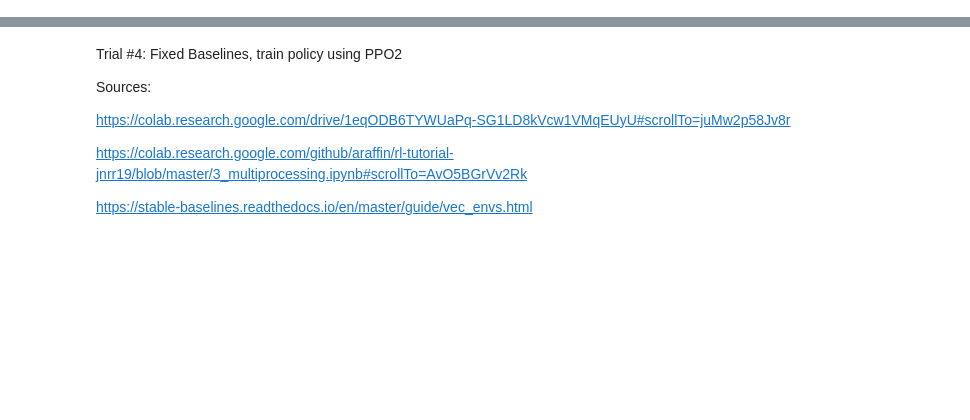
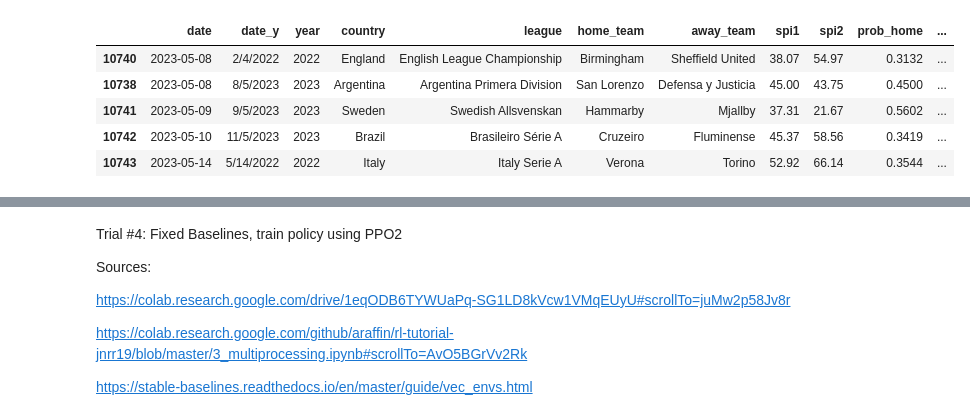
Before and after one commit to bryanchiaws/Odds-Gym, a Jupyter notebook: rl_simulations.ipynb, the cells around one changed output, grey strips where cells are left out. Drawn from its saved outputs; the diff is of its cells as text; code cells hidden in the pictures; blank space fills up the shorter version.

```diff
--- a/rl_simulations.ipynb
+++ b/rl_simulations.ipynb
@@ -1,13 +1,30 @@
 # %%
 import numpy as np
 import pandas as pd
 import matplotlib.pyplot as plt
+import warnings
+warnings.filterwarnings('ignore')
 
 np.random.seed(333)
 
 df = pd.read_csv('./data/merged_probs_odds.csv') # labels: "home wins" -> 1; "draw": 0; "away" -> -1
+df = df.sort_values("date_x", ascending = True)
+
+rename_dict = {"date_x":"date", "prob_tie": "prob_draw", "label":"result"}
+df = df.rename(columns=rename_dict)
+
+keep_cols = ['date', 'home_team', 'away_team', 'spi1', 'spi2', 'prob_home', 'prob_draw', 'prob_away', 'odds_home', 'odds_draw',
+             'odds_away', 'proj_home_score', 'proj_away_score', 'home_goals', 'away_goals', 'result']
+# df = df[keep_cols]
+df['result'] = df['result'].map({1: 0, -1: 2, 0: 1}) # 0 = home; 1 = draw; 2 = away
 df.tail()
-df = df.sort_values("date_x", ascending = True)
+# %% [output]
+|  | date | date_y | year | country | league | home_team | away_team | spi1 | spi2 | prob_home | ... |
+| 10740 | 2023-05-08 | 2/4/2022 | 2022 | England | English League Championship | Birmingham | Sheffield United | 38.07 | 54.97 | 0.3132 | ... |
+| 10738 | 2023-05-08 | 8/5/2023 | 2023 | Argentina | Argentina Primera Division | San Lorenzo | Defensa y Justicia | 45.00 | 43.75 | 0.4500 | ... |
+| 10741 | 2023-05-09 | 9/5/2023 | 2023 | Sweden | Swedish Allsvenskan | Hammarby | Mjallby | 37.31 | 21.67 | 0.5602 | ... |
+| 10742 | 2023-05-10 | 11/5/2023 | 2023 | Brazil | Brasileiro Série A | Cruzeiro | Fluminense | 45.37 | 58.56 | 0.3419 | ... |
+| 10743 | 2023-05-14 | 5/14/2022 | 2022 | Italy | Italy Serie A | Verona | Torino | 52.92 | 66.14 | 0.3544 | ... |
 # %%
 from tqdm import tqdm
 
```
Also changed, not shown: parts of 20 cells of this notebook, 4 other files.
